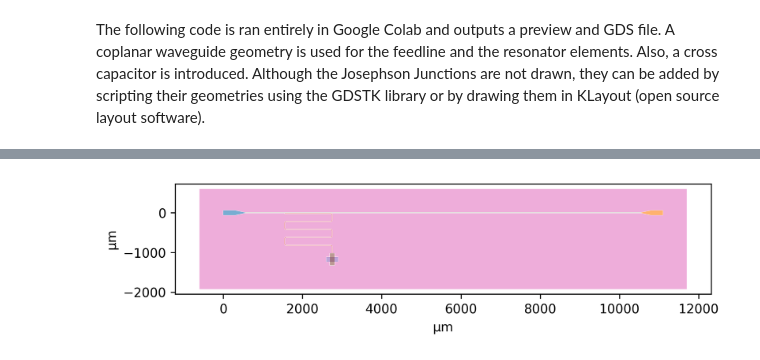
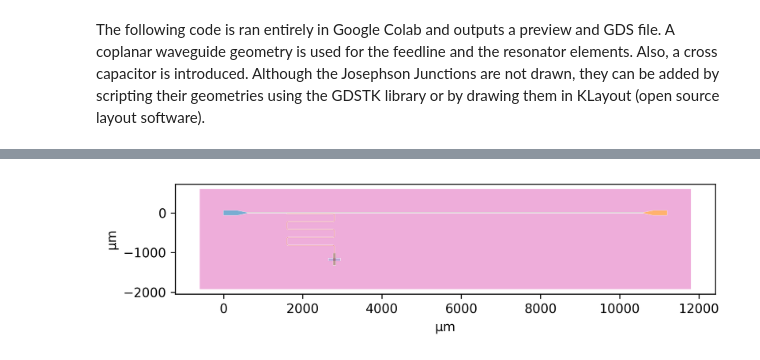
Before and after one commit to OJB-Quantum/Generative-Layout-Notebooks, a Jupyter notebook: GDSTK_CPW_Feed_Coupled_to_Resonator+Cross_Cap.ipynb, the cells around one changed output, grey strips where cells are left out. Drawn from its saved outputs; the diff is of its cells as text; code cells hidden in the pictures.

```diff
--- a/GDSTK_CPW_Feed_Coupled_to_Resonator+Cross_Cap.ipynb
+++ b/GDSTK_CPW_Feed_Coupled_to_Resonator+Cross_Cap.ipynb
@@ -348,21 +348,21 @@ except ModuleNotFoundError:
 [interactive output not drawn]
 [interactive output not drawn]
 # %%
-# Google Colab Notebook — Planar CPW Feed‑Resonator–Transmon Layout (v2‑fixed)
+# Google Colab Notebook — Planar CPW Feed-Resonator–Transmon Layout (v2-fixed, launch-pad update)
 #
 # Author : Onri Jay Benally
-# Date   : 2025‑06‑04
+# Date   : 2025-06-04
 # ------------------------------------------------------------------
-# RUN CELLS 0 → 5 IN ORDER. Final cell writes `cpw_layout_v2.gds`.
+# RUN CELLS 0 → 5 IN ORDER. Final cell writes `cpw_layout_v2.gds`.
 # ------------------------------------------------------------------
 
 # =============================================================
-# Cell 0 — Dependency pin (NumPy < 2 for gdstk 0.9.x compatibility)
+# Cell 0 — Dependency pin (NumPy < 2 for gdstk 0.9.x compatibility)
 # =============================================================
 !pip -q install "numpy<2.0" gdstk==0.9.41 matplotlib
 
 # =============================================================
-# Cell 1 — Imports & Matplotlib setup
+# Cell 1 — Imports & Matplotlib setup
 # =============================================================
 import gdstk
 import matplotlib.pyplot as plt
@@ -388,38 +388,42 @@ def preview(cell, figsize=(7, 4)):
     plt.show()
 
 # =============================================================
-# Cell 2 — Technology / Geometry Parameters
+# Cell 2 — Technology / Geometry Parameters
 # =============================================================
 tech = dict(
-    # --- Feed & resonator widths ---
+    # --- Feed & resonator widths ---
     w_feed = 10.0,
     g_feed = 6.0,
     w_res  = 12.0,
     g_res  = 6.0,
 
     # --- λ/4 resonator geometry ---
-    lambda_quarter = 6000.0,   # µm (≈ λ_g/4 at 5 GHz)
+    lambda_quarter = 6000.0,   # µm (≈ λ_g/4 at 5 GHz)
     n_meanders     = 5,
     elbow_radius   = 100.0,    # µm
     fillet         = 40.0,     # µm
 
-    # --- Launch pads (pad + taper) ---
-    pad_len        = 300.0,    # µm rectangular section length
-    pad_width      = 120.0,     # µm pad width (signal)
-    pad_taper_len  = 250.0,    # µm taper length (w_feed → pad_width)
+    # ---- Launch-pad / taper ----
+    w_pad         = 120.0,   # µm  pad width (signal)
+    pad_len       = 350.0,   # µm  pad length (rectangular section)
+    pad_taper_len = 250.0,   # µm  linear taper length from w_feed → w_pad
 
-    # --- Qubit cross dimensions ---
-    jj_overlap     = 2.0,      # reserved for future use
-    d_feed_res     = 2.0,      # feed ↔ meander vertical gap
-    d_res_qb       = 2.0,      # meander ↔ qubit vertical gap
+    # --- Capacitor (cross-qubit) pads ---
+    cap_pad_len   = 300.0,   # µm  (cross arms)
+    cap_pad_width = 60.0,    # µm
+
+    # --- Qubit cross / spacing ---
+    jj_overlap = 2.0,         # reserved for future use
+    d_feed_res = 2.0,         # feed ↔ meander vertical gap
+    d_res_qb   = 2.0,         # meander ↔ qubit vertical gap
 
     # --- Chip framing ---
-    margin         = 600.0,
+    margin = 600.0,
 )
 tech["g_max"] = max(tech["g_feed"], tech["g_res"])  # for ground clearance
 
 # =============================================================
-# Cell 3 — Builder helpers
+# Cell 3 — Builder helpers
 # =============================================================
 
 def build_straight_cpw(origin, length, width):
@@ -428,12 +432,13 @@ def build_straight_cpw(origin, length, width):
 
 
 def build_launch_pad(origin_x, y0, direction, p):
-    """Return polygon consisting of linear taper + rectangular pad.
+    """Return polygon consisting of linear taper + rectangular pad.
 
-    origin_x – x‑coordinate where taper meets the narrow feed.
-    direction – ±1  (+1 extends +x, −1 extends −x).
+    origin_x – x-coordinate where taper meets the narrow feed.
+    direction – ±1  (+1 extends +x, −1 extends −x).
     """
-    w1, w2 = p["w_feed"], p["pad_width"]
+    w1 = p["w_feed"]
+    w2 = p["w_pad"]  # updated width key
     t_len, pad_len = p["pad_taper_len"], p["pad_len"]
 
     x_feed      = origin_x
@@ -470,16 +475,16 @@ def build_meander(origin, p):
 
 
 def build_cross_qubit(center, p):
-    """Simple cross‑style transmon: two orthogonal rectangles."""
+    """Simple cross-style transmon: two orthogonal rectangles."""
     cx, cy = center
-    L, W   = p["pad_len"], p["pad_width"]
+    L, W   = p["cap_pad_len"], p["cap_pad_width"]
     return [
         gdstk.rectangle((cx - L / 2, cy - W / 2), (cx + L / 2, cy + W / 2)),
         gdstk.rectangle((cx - W / 2, cy - L / 2), (cx + W / 2, cy + L / 2)),
     ]
 
 # =============================================================
-# Cell 4 — Chip assembly & ground carving
+# Cell 4 — Chip assembly & ground carving
 # =============================================================
 
 def build_full_chip(p):
@@ -501,7 +506,7 @@ def build_full_chip(p):
 
     # --------- Meander resonator ---------
     res_origin = (
-        feed_origin_x + 1000.0,  # 1 mm from left taper root
+        feed_origin_x + 1000.0,  # 1 mm from left taper root
         -(p["w_feed"] / 2 + p["g_feed"] + p["d_feed_res"] + p["w_res"] / 2),
     )
     meander_polys, (meander_end_x, meander_end_y) = build_meander(res_origin, p)
@@ -511,40 +516,40 @@ def build_full_chip(p):
     # --------- Cross qubit ---------
     qb_center = (
         meander_end_x,
-        meander_end_y - p["d_res_qb"] - p["pad_len"] / 2 - 4.0,  # extra 4 µm shift
+        meander_end_y - p['d_res_qb'] - p['cap_pad_len']/2 - 4.0,  # extra 4 µm shift
     )
     cross = build_cross_qubit(qb_center, p)
     cell.add(*cross)
     conductors.extend(cross)
 
     # --------- Ground plane ---------
     conductor_union = gdstk.boolean(conductors, [], "or")
     keepout = gdstk.offset(conductor_union, p["g_max"] + 0.1, join="round")
 
     chip_w = feed_len + 2 * (p["pad_len"] + p["pad_taper_len"]) + 2 * p["margin"]
     chip_h_pos = p["margin"]
-    chip_h_neg = abs(qb_center[1]) + p["pad_len"] / 2 + p["margin"]
+    chip_h_neg = abs(qb_center[1]) + p["cap_pad_len"] / 2 + p["margin"]
 
     full_ground = gdstk.rectangle((-p["margin"], -chip_h_neg), (chip_w - p["margin"], chip_h_pos))
     ground = gdstk.boolean(full_ground, keepout, "not")
     cell.add(*ground)
 
     return lib
 
 # =============================================================
-# Cell 5 — Preview & GDS export
+# Cell 5 — Preview & GDS export
 # =============================================================
 lib = build_full_chip(tech)
 main_cell = lib.top_level()[0]
 preview(main_cell)
 
 lib.write_gds("cpw_layout_v2.gds")
 try:
     from google.colab import files
     files.download("cpw_layout_v2.gds")
 except ModuleNotFoundError:
-    print("Running locally – GDS saved to working directory.")
+    print("Running locally – GDS saved to working directory.")
 # %% [output]
-[figure, old version]
+[figure, new version]
 [interactive output not drawn]
 [interactive output not drawn]
```
